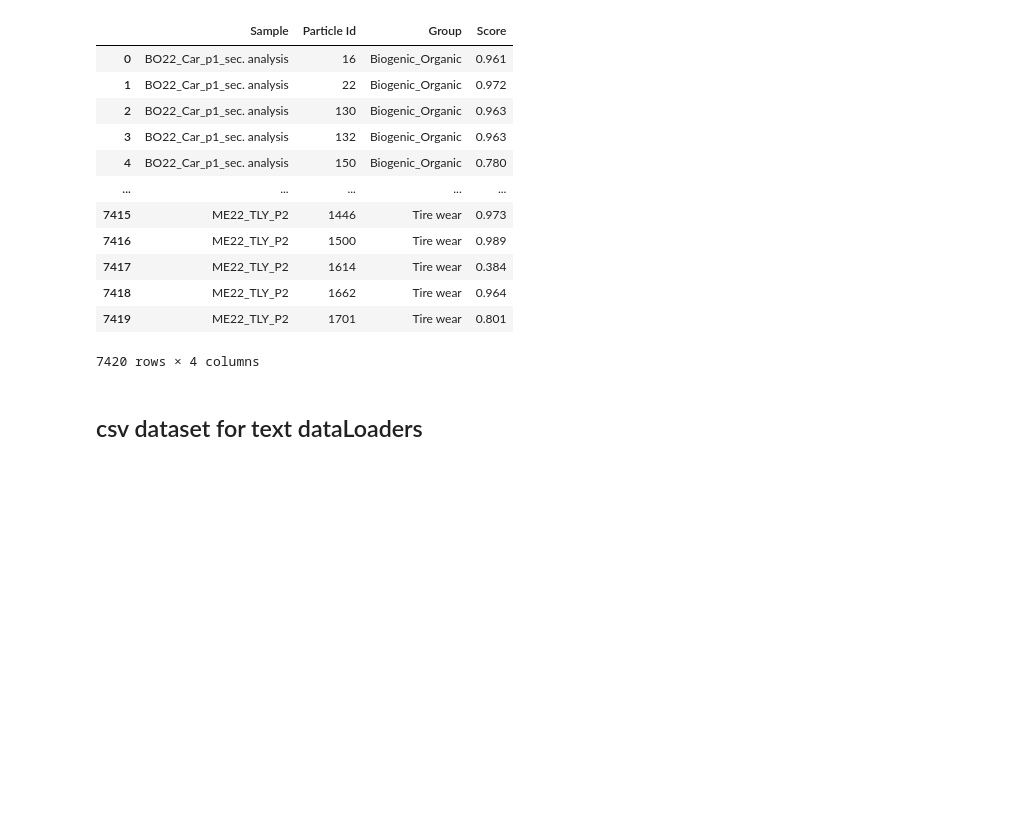
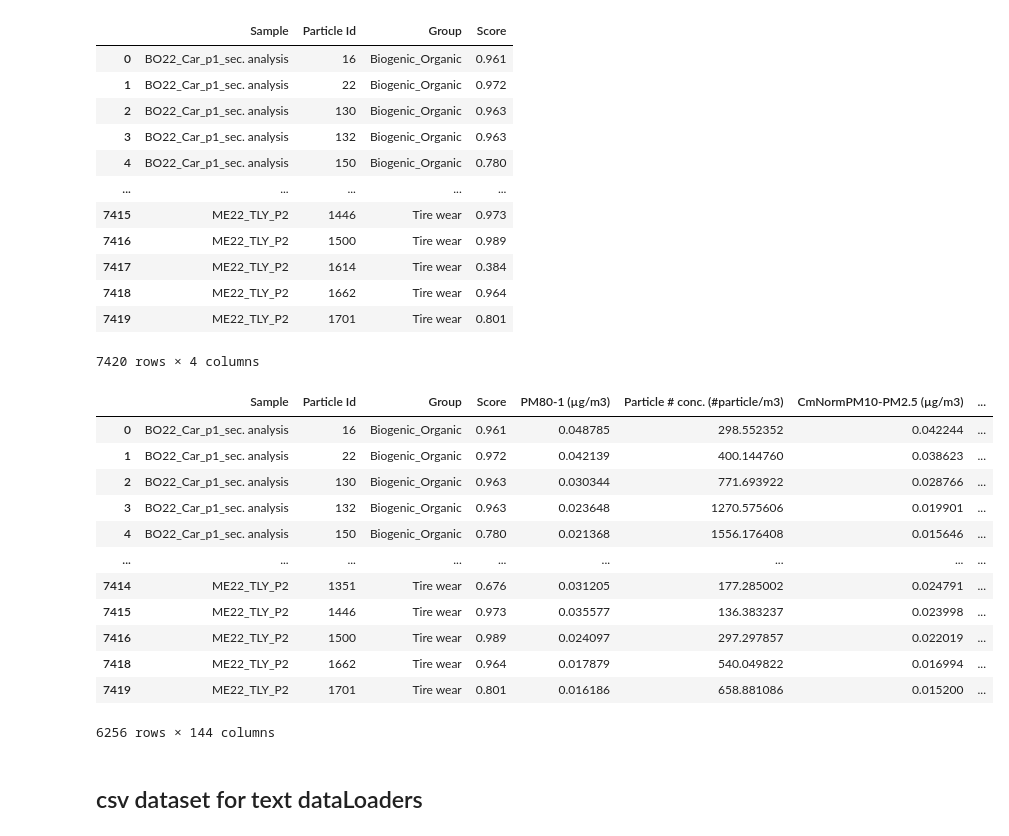
Before and after one commit to drestr30/SEM_Particle_Analyzer, a Jupyter notebook: DataBase ME22.ipynb, the cells around one changed output. Cells and saved outputs as stored; diff of their text form; code cells hidden in the pictures; blank space fills up the shorter version.

```diff
--- a/DataBase ME22.ipynb
+++ b/DataBase ME22.ipynb
@@ -4,7 +4,7 @@ import pandas as pd
 import os
 from shutil import copy
 # %%
-df = pd.read_excel("ME22_Concentration_Particles_Raw data.xlsx")
+df = pd.read_excel("../ME22_Concentration_Particles_Raw data.xlsx")
 # %%
 columns = ["Sample", "Particle Id", "Group", "Score"]
 df[columns]
@@ -22,6 +22,22 @@ df[columns]
 | 7418 | ME22_TLY_P2 | 1662 | Tire wear | 0.964 |
 | 7419 | ME22_TLY_P2 | 1701 | Tire wear | 0.801 |
 7420 rows × 4 columns
+# %%
+df[df.Score > 0.55]
+# %% [output]
+|  | Sample | Particle Id | Group | Score | PM80-1 (µg/m3) | Particle # conc. (#particle/m3) | CmNormPM10-PM2.5 (µg/m3) | ... |
+| 0 | BO22_Car_p1_sec. analysis | 16 | Biogenic_Organic | 0.961 | 0.048785 | 298.552352 | 0.042244 | ... |
+| 1 | BO22_Car_p1_sec. analysis | 22 | Biogenic_Organic | 0.972 | 0.042139 | 400.144760 | 0.038623 | ... |
+| 2 | BO22_Car_p1_sec. analysis | 130 | Biogenic_Organic | 0.963 | 0.030344 | 771.693922 | 0.028766 | ... |
+| 3 | BO22_Car_p1_sec. analysis | 132 | Biogenic_Organic | 0.963 | 0.023648 | 1270.575606 | 0.019901 | ... |
+| 4 | BO22_Car_p1_sec. analysis | 150 | Biogenic_Organic | 0.780 | 0.021368 | 1556.176408 | 0.015646 | ... |
+| ... | ... | ... | ... | ... | ... | ... | ... | ... |
+| 7414 | ME22_TLY_P2 | 1351 | Tire wear | 0.676 | 0.031205 | 177.285002 | 0.024791 | ... |
+| 7415 | ME22_TLY_P2 | 1446 | Tire wear | 0.973 | 0.035577 | 136.383237 | 0.023998 | ... |
+| 7416 | ME22_TLY_P2 | 1500 | Tire wear | 0.989 | 0.024097 | 297.297857 | 0.022019 | ... |
+| 7418 | ME22_TLY_P2 | 1662 | Tire wear | 0.964 | 0.017879 | 540.049822 | 0.016994 | ... |
+| 7419 | ME22_TLY_P2 | 1701 | Tire wear | 0.801 | 0.016186 | 658.881086 | 0.015200 | ... |
+6256 rows × 144 columns
 # %% [markdown]
 ## csv dataset for text dataLoaders
 # %%
```
Also changed, not shown: parts of 1 cell of this notebook, 2 other files.
